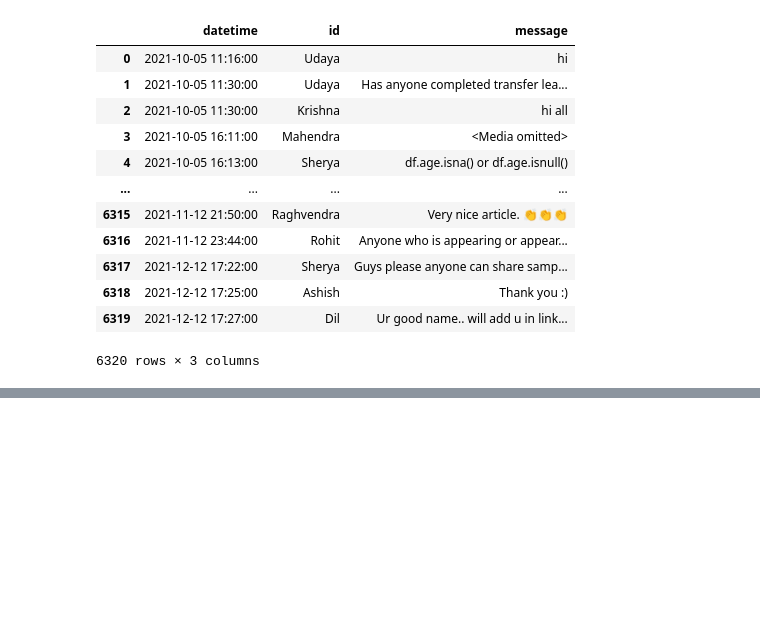
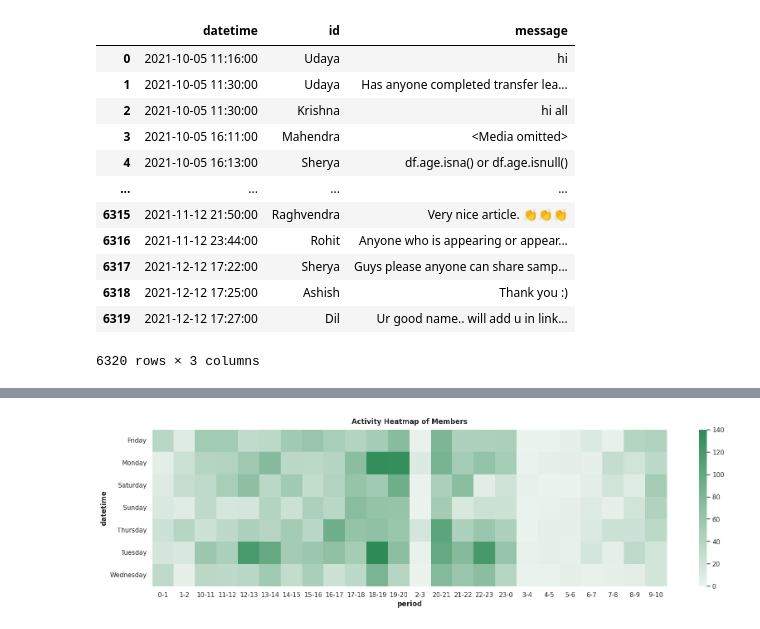
Before and after one commit to gborn/Whatsapp_Chat_Analysis, a Jupyter notebook: notebooks/01_exploratory_data_analysis_on_whatsapp_chats.ipynb, the cells around one changed output, grey strips where cells are left out. Drawn from its saved outputs; the diff is of its cells as text; code cells hidden in the pictures; blank space fills up the shorter version.

```diff
--- a/notebooks/01_exploratory_data_analysis_on_whatsapp_chats.ipynb
+++ b/notebooks/01_exploratory_data_analysis_on_whatsapp_chats.ipynb
@@ -120,0 +159,14 @@ chats
+# %%
+# To know when our members are most active, we can plot an activity heatmap
+
+# we construct a period column for pretty printing of most active hours
+df = chats.copy()
+df['period'] = chats['datetime'].dt.hour.astype(str) + '-' + ((chats['datetime'].dt.hour + 1) % 24).astype(str)
+pivot = df.pivot_table(
+            index=chats['datetime'].dt.day_name(),
+            columns='period',
+            values='message',
+            aggfunc='count'
+        ).fillna(0)
+
+pivot
@@ -120,0 +183,9 @@ chats
+# %%
+fig, ax = plt.subplots(figsize=(20, 5))
+cm = sns.light_palette("seagreen", as_cmap=True)
+
+sns.heatmap(pivot, cmap=cm, annot=False, ax=ax)
+plt.title('Activity Heatmap of Members')
+plt.show()
+# %% [output]
+[figure, added]
```
Also changed, not shown: parts of 23 cells of this notebook.
